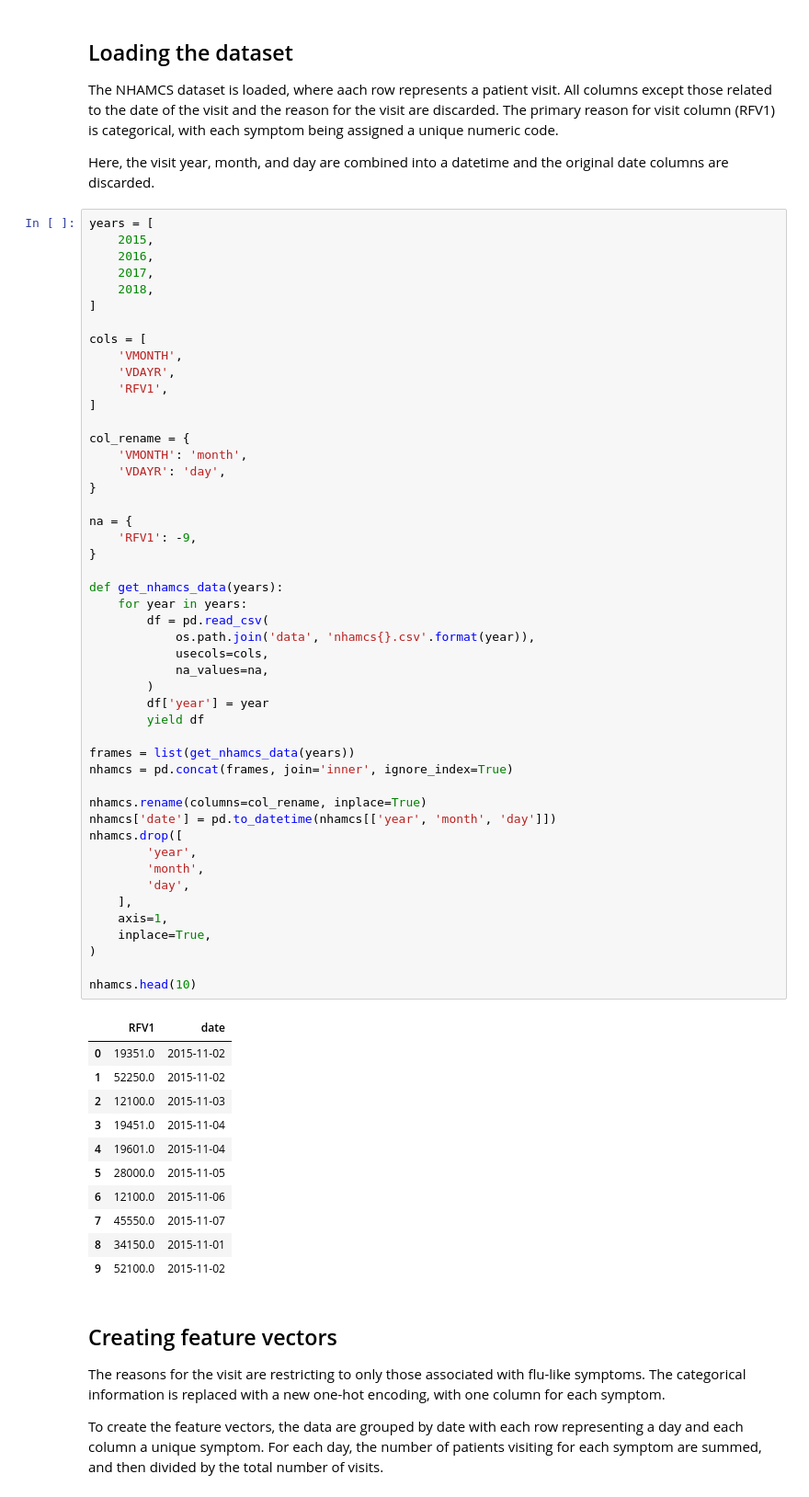
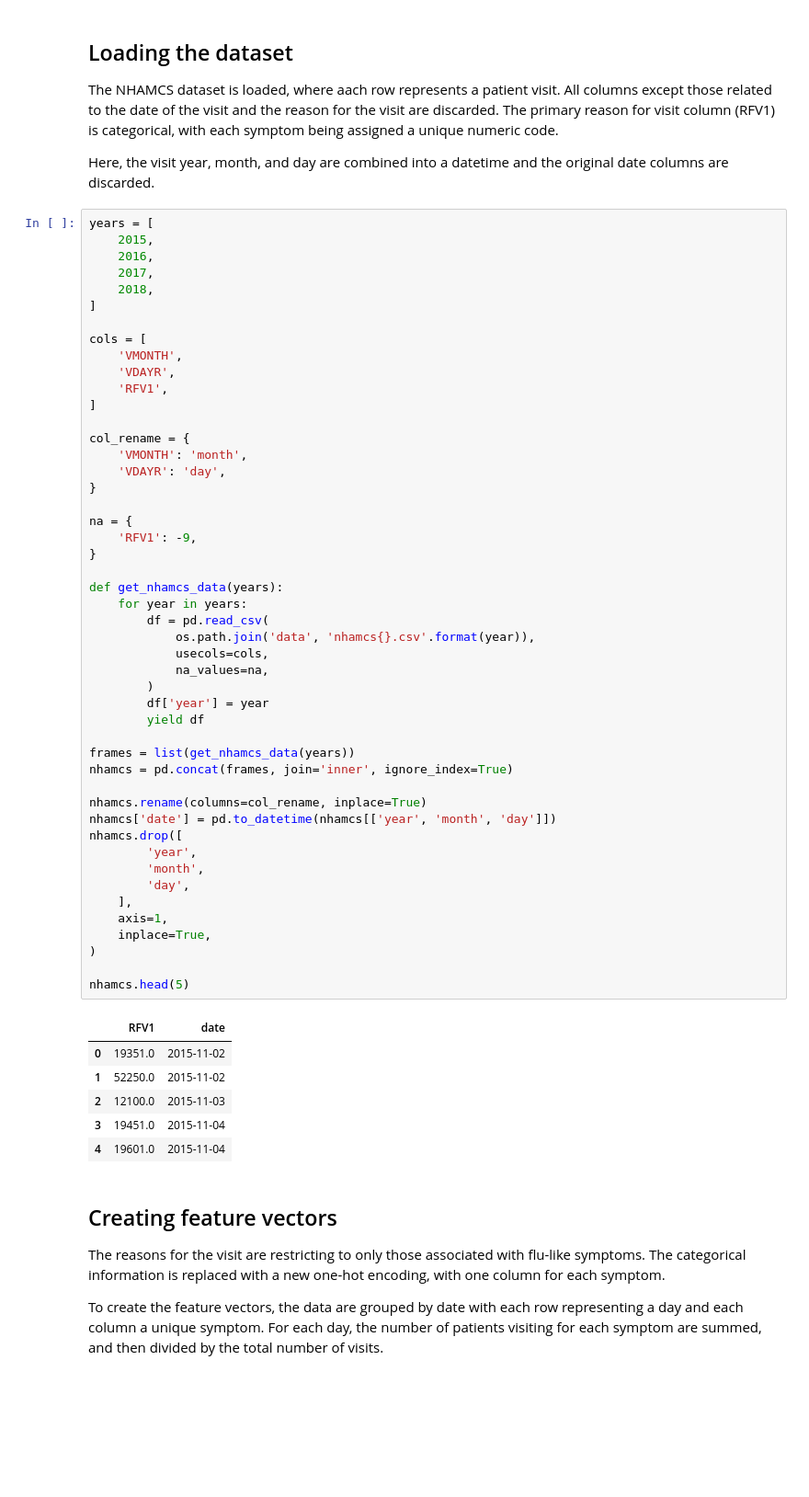
Before and after one commit to DonTron-prog/NHAMCS, a Jupyter notebook: anomaly.ipynb, the cells around one changed output. Shown at 92% size. Cells and saved outputs as stored; diff of their text form; blank space fills up the shorter version.

```diff
--- a/anomaly.ipynb
+++ b/anomaly.ipynb
@@ -40,39 +49,34 @@ def get_nhamcs_data(years):
     for year in years:
         df = pd.read_csv(
             os.path.join('data', 'nhamcs{}.csv'.format(year)),
             usecols=cols,
             na_values=na,
         )
         df['year'] = year
         yield df
 
 frames = list(get_nhamcs_data(years))
 nhamcs = pd.concat(frames, join='inner', ignore_index=True)
 
 nhamcs.rename(columns=col_rename, inplace=True)
 nhamcs['date'] = pd.to_datetime(nhamcs[['year', 'month', 'day']])
 nhamcs.drop([
         'year',
         'month',
         'day',
     ],
     axis=1,
     inplace=True,
 )
 
-nhamcs.head(10)
+nhamcs.head(5)
 # %% [output]
 |  | RFV1 | date |
 | 0 | 19351.0 | 2015-11-02 |
 | 1 | 52250.0 | 2015-11-02 |
 | 2 | 12100.0 | 2015-11-03 |
 | 3 | 19451.0 | 2015-11-04 |
 | 4 | 19601.0 | 2015-11-04 |
-| 5 | 28000.0 | 2015-11-05 |
-| 6 | 12100.0 | 2015-11-06 |
-| 7 | 45550.0 | 2015-11-07 |
-| 8 | 34150.0 | 2015-11-01 |
-| 9 | 52100.0 | 2015-11-02 |
 # %% [markdown]
 ## Creating feature vectors
 
```
Also changed, not shown: parts of 11 cells of this notebook.
